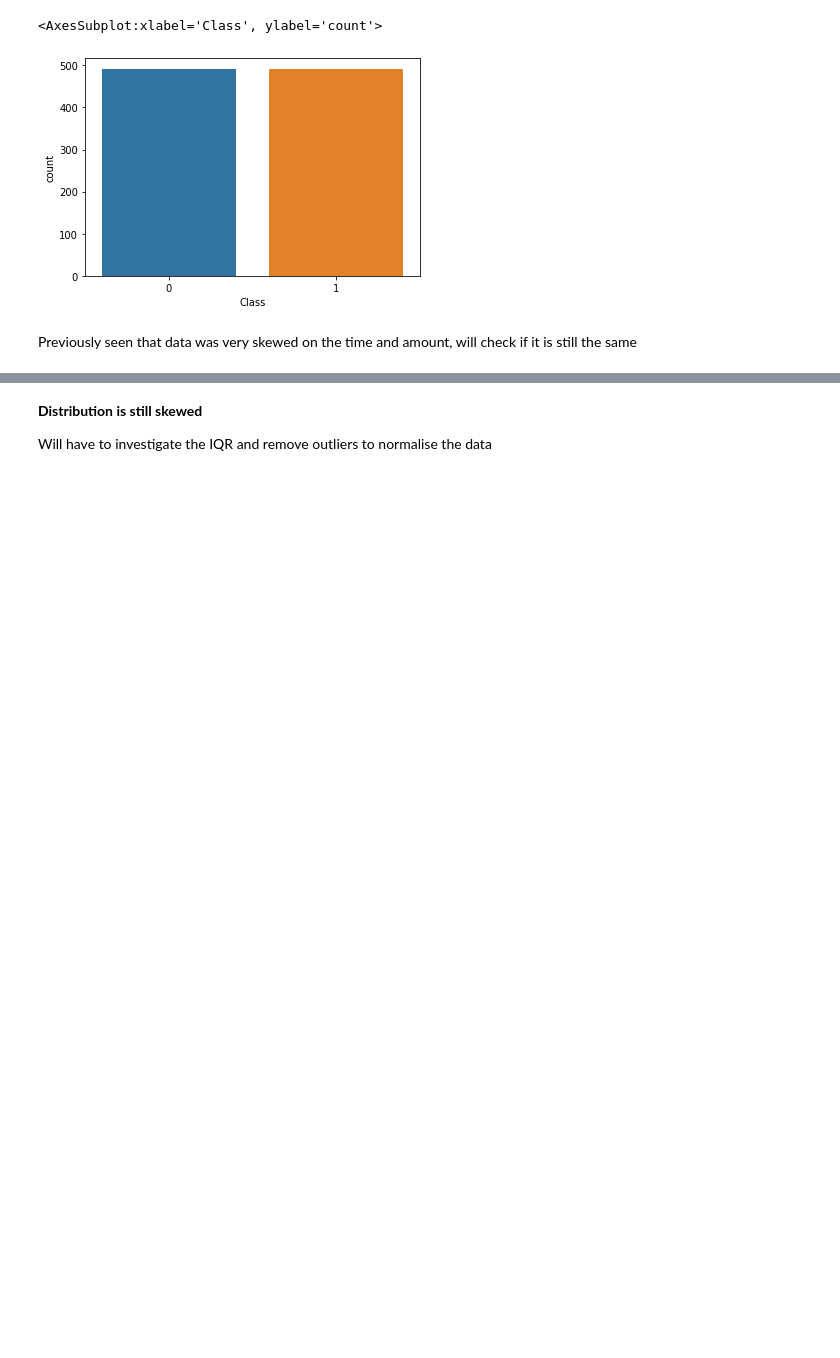
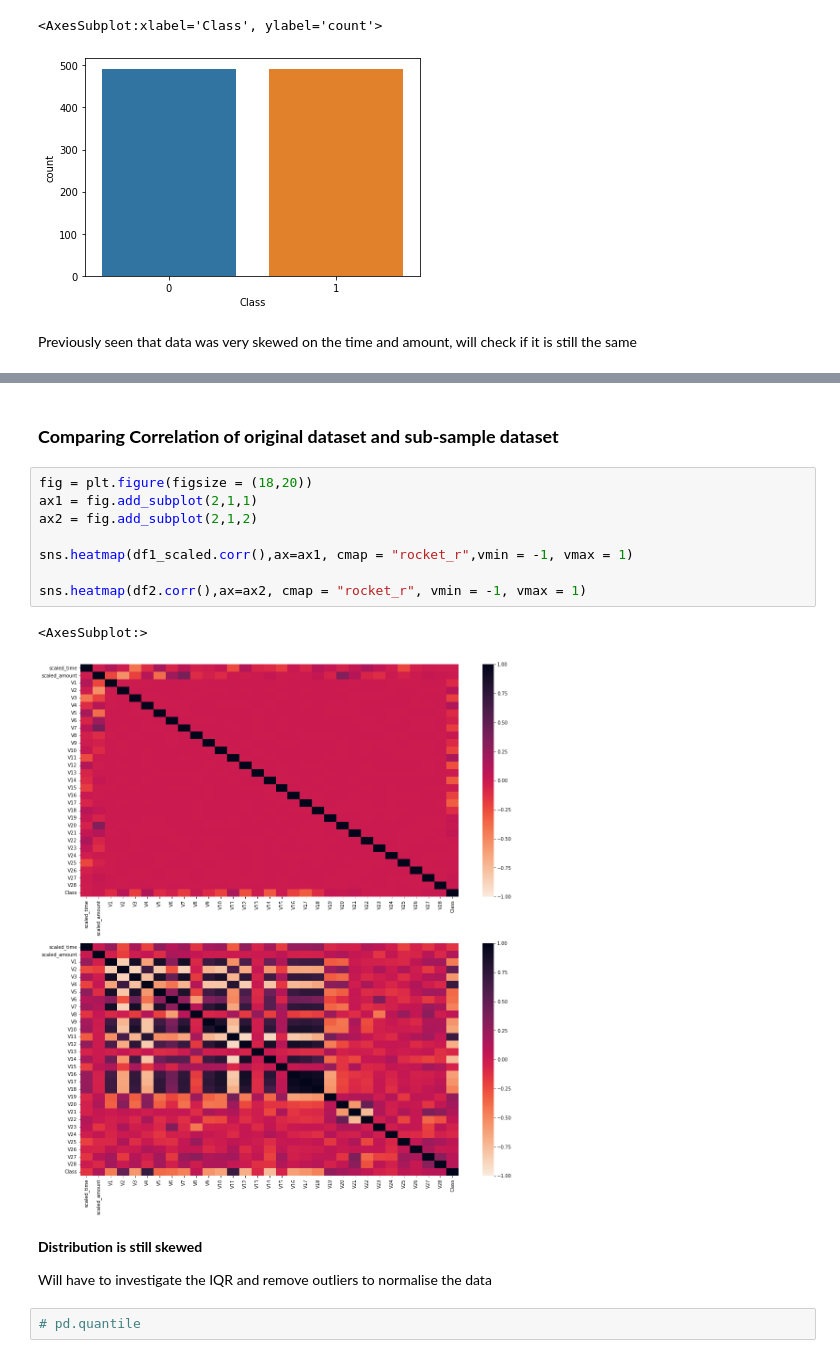
Before and after one commit to fookaixiong/Credit-Card-Fraud-Project, a Jupyter notebook: credit-card-fraud-detection.ipynb, the cells around one changed output, grey strips where cells are left out. Saved outputs shown, nothing was run; the diff lists cells and outputs as text; blank space fills up the shorter version.

```diff
--- a/credit-card-fraud-detection.ipynb
+++ b/credit-card-fraud-detection.ipynb
@@ -213,4 +214,19 @@ plt.show()
+# %% [markdown]
+### **Comparing Correlation of original dataset and sub-sample dataset**
+# %%
+fig = plt.figure(figsize = (18,20))
+ax1 = fig.add_subplot(2,1,1)
+ax2 = fig.add_subplot(2,1,2)
+
+sns.heatmap(df1_scaled.corr(),ax=ax1, cmap = "rocket_r",vmin = -1, vmax = 1)
+
+sns.heatmap(df2.corr(),ax=ax2, cmap = "rocket_r", vmin = -1, vmax = 1)
+# %% [output]
+<AxesSubplot:>
+[figure, added]
 # %% [markdown]
 **Distribution is still skewed**
 
 Will have to investigate the IQR and remove outliers to normalise the data
+# %%
+# pd.quantile
```
Also changed, not shown: parts of 3 cells of this notebook.
